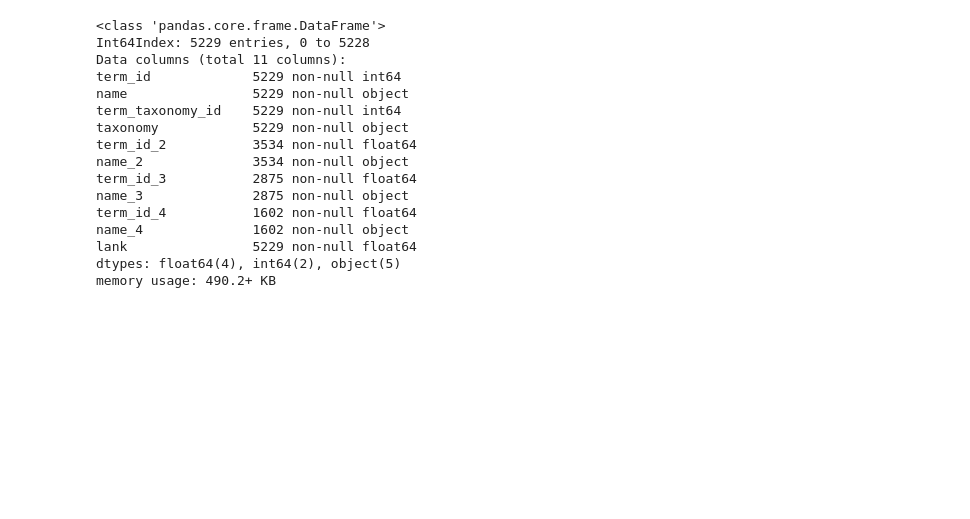
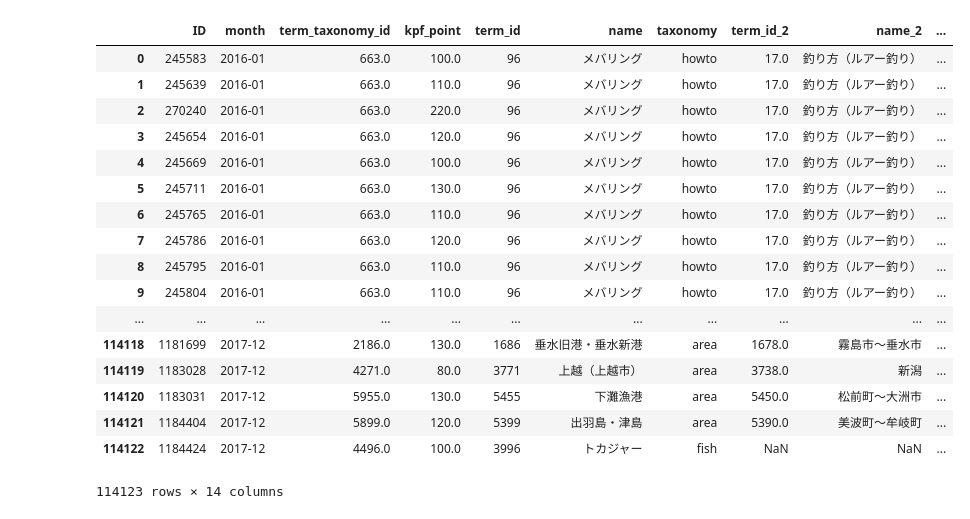
Before and after one commit to takashi11171117/docker_jupyter, a Jupyter notebook: jupyter/work/kanpari.ipynb, the cells around one changed output. Saved outputs shown, nothing was run; the diff lists cells and outputs as text; code cells hidden in the pictures; blank space fills up the shorter version.

```diff
--- a/jupyter/work/kanpari.ipynb
+++ b/jupyter/work/kanpari.ipynb
@@ -12,4 +12,16 @@ pd.set_option("display.max_rows", 101)
 connection = pymysql.connect(host='db', db='kanpari', user='root', password='password',charset="utf8",cursorclass=pymysql.cursors.DictCursor)
 # %%
 terms = ['fish', 'howto', 'area', 'fish_offshore', 'howto_offshore', 'area_offshore', 'fish_fresh', 'area_fresh', 'area_bass', 'howto_bass']
+# %%
+def year_case(start_year, last_year, date):
+    year_case = '(CASE '
+    for year  in range(start_year, last_year):
+        for month in range(1, 13):
+            if month != 12:
+                year_case = year_case + "WHEN " + date + " >= '" + str(year) + "-" + str(month) + "-01' AND " + date + " < '" + str(year) + "-" + str(month + 1) + "-01' THEN '" + str(year) + "-" + str(month).zfill(2) + "' "
+            else:
+                year_case = year_case + "WHEN " + date + " >= '" + str(year) + "-" + str(month) + "-01' AND " + date + " < '" + str(year + 1) + "-" + str(1) + "-01' THEN '" + str(year) + "-" + str(month).zfill(2) + "' "
+    year_case = year_case + "ELSE 'other' END) month"
+    return year_case
+year_str = year_case(2015, 2018, 'po.post_date')
 # %%
@@ -75,19 +67,40 @@ terms_comp
-# %%
-terms_comp.info()
-# %% [output]
-<class 'pandas.core.frame.DataFrame'>
-Int64Index: 5229 entries, 0 to 5228
-Data columns (total 11 columns):
-term_id             5229 non-null int64
-name                5229 non-null object
-term_taxonomy_id    5229 non-null int64
-taxonomy            5229 non-null object
-term_id_2           3534 non-null float64
-name_2              3534 non-null object
-term_id_3           2875 non-null float64
-name_3              2875 non-null object
-term_id_4           1602 non-null float64
-name_4              1602 non-null object
-lank                5229 non-null float64
-dtypes: float64(4), int64(2), object(5)
-memory usage: 490.2+ KB
+# %%
+# wtt.term_taxonomy_id, wtt.taxonomy, wt.name, wtt.count
+month_str = year_case(2012, 2018, 'po.post_date')
+sql_str = '''
+SELECT
+    po.ID,
+    {month_str},
+    wtr.term_taxonomy_id,
+    pf.kpf_point
+FROM `wp_posts` AS po
+LEFT JOIN `wp_usces_postform` pf
+ON po.ID = pf.post_id
+LEFT JOIN `wp_term_relationships` wtr
+ON wtr.object_id = po.ID
+WHERE po.post_status = 'publish'
+AND po.post_type = 'fishingpost'
+'''.format(month_str=month_str)
+posts = sql.read_sql(sql_str, connection)
+posts_dropna = posts.dropna(how='any')
+posts_dropna_comp = pd.merge(posts_dropna, terms_comp, on='term_taxonomy_id')
+posts_dropna_comp
+# %% [output]
+|  | ID | month | term_taxonomy_id | kpf_point | term_id | name | taxonomy | term_id_2 | name_2 | ... |
+| 0 | 245583 | 2016-01 | 663.0 | 100.0 | 96 | メバリング | howto | 17.0 | 釣り方（ルアー釣り） | ... |
+| 1 | 245639 | 2016-01 | 663.0 | 110.0 | 96 | メバリング | howto | 17.0 | 釣り方（ルアー釣り） | ... |
+| 2 | 270240 | 2016-01 | 663.0 | 220.0 | 96 | メバリング | howto | 17.0 | 釣り方（ルアー釣り） | ... |
+| 3 | 245654 | 2016-01 | 663.0 | 120.0 | 96 | メバリング | howto | 17.0 | 釣り方（ルアー釣り） | ... |
+| 4 | 245669 | 2016-01 | 663.0 | 100.0 | 96 | メバリング | howto | 17.0 | 釣り方（ルアー釣り） | ... |
+| 5 | 245711 | 2016-01 | 663.0 | 130.0 | 96 | メバリング | howto | 17.0 | 釣り方（ルアー釣り） | ... |
+| 6 | 245765 | 2016-01 | 663.0 | 110.0 | 96 | メバリング | howto | 17.0 | 釣り方（ルアー釣り） | ... |
+| 7 | 245786 | 2016-01 | 663.0 | 120.0 | 96 | メバリング | howto | 17.0 | 釣り方（ルアー釣り） | ... |
+| 8 | 245795 | 2016-01 | 663.0 | 110.0 | 96 | メバリング | howto | 17.0 | 釣り方（ルアー釣り） | ... |
+| 9 | 245804 | 2016-01 | 663.0 | 110.0 | 96 | メバリング | howto | 17.0 | 釣り方（ルアー釣り） | ... |
+| ... | ... | ... | ... | ... | ... | ... | ... | ... | ... | ... |
+| 114118 | 1181699 | 2017-12 | 2186.0 | 130.0 | 1686 | 垂水旧港・垂水新港 | area | 1678.0 | 霧島市〜垂水市 | ... |
+| 114119 | 1183028 | 2017-12 | 4271.0 | 80.0 | 3771 | 上越（上越市） | area | 3738.0 | 新潟 | ... |
+| 114120 | 1183031 | 2017-12 | 5955.0 | 130.0 | 5455 | 下灘漁港 | area | 5450.0 | 松前町～大洲市 | ... |
+| 114121 | 1184404 | 2017-12 | 5899.0 | 120.0 | 5399 | 出羽島・津島 | area | 5390.0 | 美波町～牟岐町 | ... |
+| 114122 | 1184424 | 2017-12 | 4496.0 | 100.0 | 3996 | トカジャー | fish | NaN | NaN | ... |
+114123 rows × 14 columns
```
Also changed, not shown: parts of 5 cells of this notebook, 11 other files.
